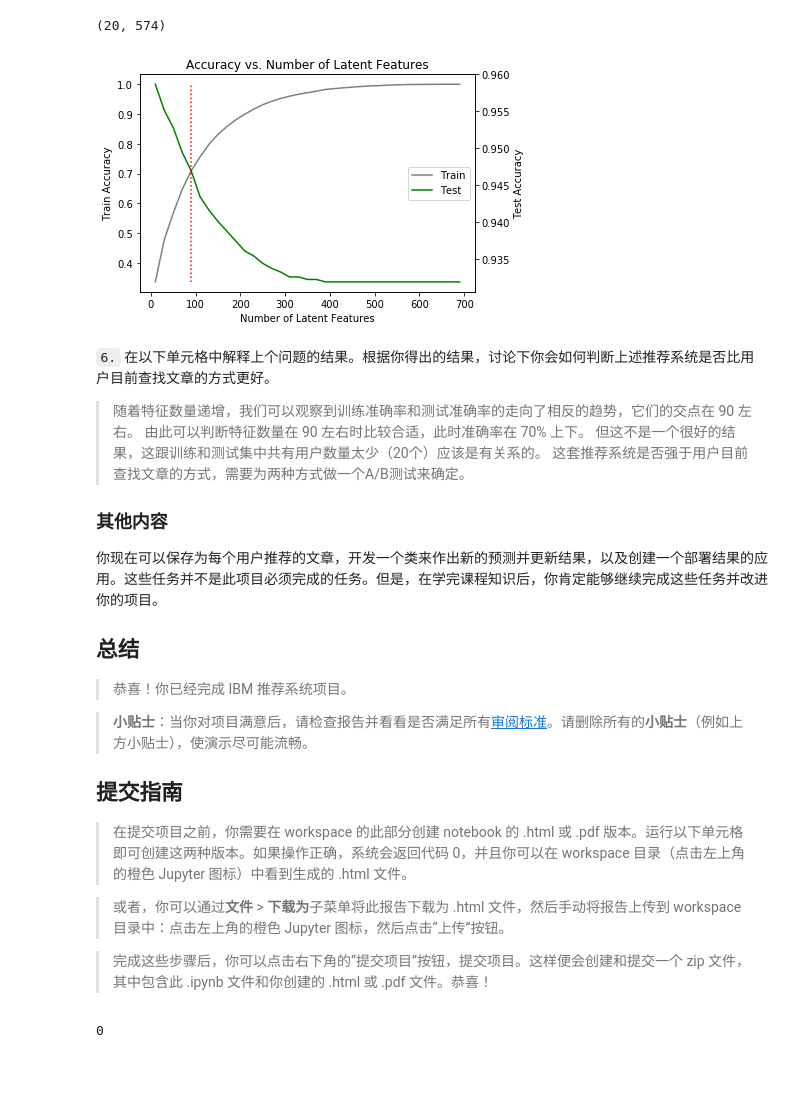
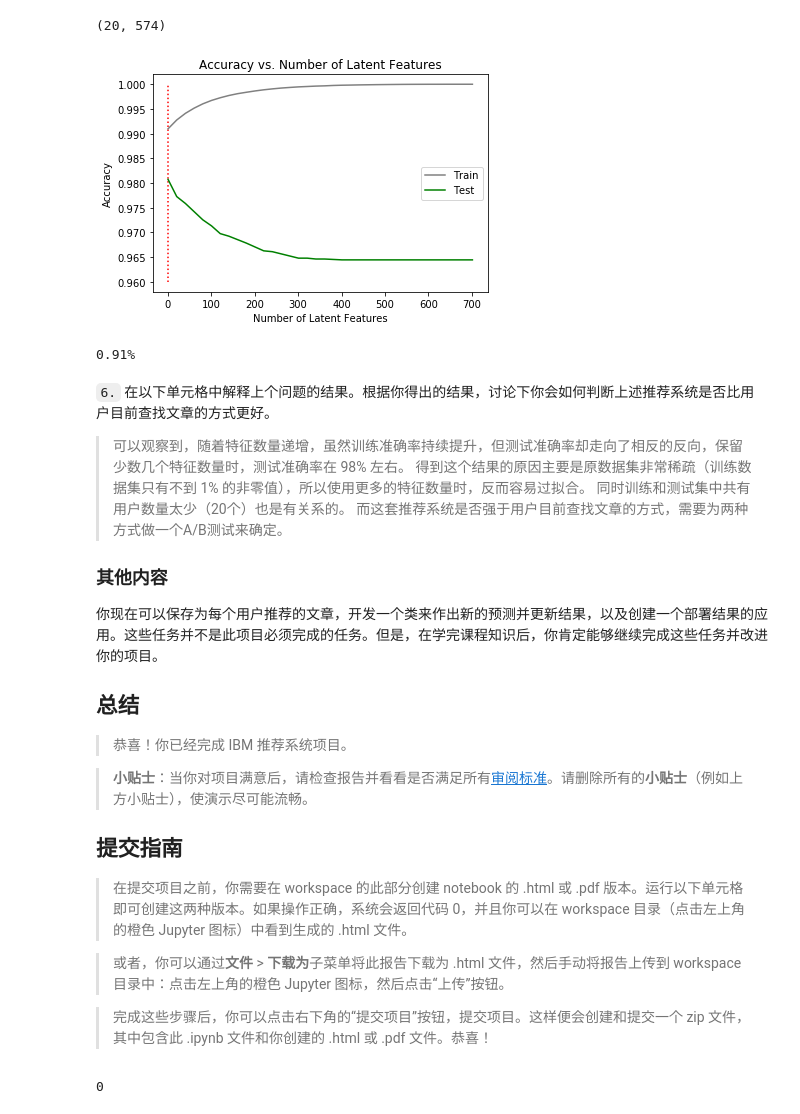
Before and after one commit to liyapink/P7_Recommendations_with_IBM, a Jupyter notebook: Recommendations_with_IBM-zh.ipynb, the cells around one changed output. Drawn from its saved outputs; the diff is of its cells as text; code cells hidden in the pictures; blank space fills up the shorter version.

```diff
--- a/Recommendations_with_IBM-zh.ipynb
+++ b/Recommendations_with_IBM-zh.ipynb
@@ -786,7 +783,7 @@ user_item_test_pred.shape
 # %% [output]
 (20, 574)
 # %%
-num_latent_feats = np.arange(10, 700 + 10, 20)
+num_latent_feats = np.arange(1, 700 + 10, 20)
 sum_errs_train = []
 sum_errs_test = []
 
@@ -811,34 +808,31 @@ for k in num_latent_feats:
     sum_errs_test.append(err_test)
 # %%
 # Put train accuracy and test accuracy tendency into same plots
-fig, ax1 = plt.subplots()
-ax2 = ax1.twinx()
-ax3 = ax1.twinx()
+plt.plot(num_latent_feats, 1 - np.array(sum_errs_train)/user_item_train.size, color = 'gray', label = 'Train')
+plt.plot(num_latent_feats, 1 - np.array(sum_errs_test)/user_item_test_pred.size, color = 'green', label = 'Test')
 
-p1, = ax1.plot(num_latent_feats, 1 - np.array(sum_errs_train)/df_train.shape[0], color = 'gray', label = 'Train')
-p2, = ax2.plot(num_latent_feats, 1 - np.array(sum_errs_test)/df_test.shape[0], color = 'green', label = 'Test')
+plt.xlabel('Number of Latent Features')
+plt.ylabel('Accuracy')
+plt.title('Accuracy vs. Number of Latent Features');
 
-ax1.set_xlabel('Number of Latent Features')
-ax1.set_ylabel('Train Accuracy')
-ax2.set_ylabel('Test Accuracy')
-ax1.set_title('Accuracy vs. Number of Latent Features');
+plt.legend(loc = 'center right')
 
-handles1, labels1 = ax1.get_legend_handles_labels()
-handles2, labels2 = ax2.get_legend_handles_labels()
-ax1.legend(handles1 + handles2, labels1+labels2, loc = 'center right')
-
-ax3.vlines(90, 0, 1, colors='red', linestyles='dotted')
-ax3.axis('off')
+plt.vlines(1, .96, 1, colors = 'red', linestyles='dotted')
 
 plt.show()
 # %% [output]
-[figure, old version]
+[figure, new version]
+# %%
+print(f'{round(user_item_train.sum().sum()/user_item_train.size * 100,2)}%')
+# %% [output]
+0.91%
 # %% [markdown]
 `6.` 在以下单元格中解释上个问题的结果。根据你得出的结果，讨论下你会如何判断上述推荐系统是否比用户目前查找文章的方式更好。
 
-> 随着特征数量递增，我们可以观察到训练准确率和测试准确率的走向了相反的趋势，它们的交点在 90 左右。 由此可以判断特征数量在 90 左右时比较合适，此时准确率在 70% 上下。
-> 但这不是一个很好的结果，这跟训练和测试集中共有用户数量太少（20个）应该是有关系的。
-> 这套推荐系统是否强于用户目前查找文章的方式，需要为两种方式做一个A/B测试来确定。
+> 可以观察到，随着特征数量递增，虽然训练准确率持续提升，但测试准确率却走向了相反的反向，保留少数几个特征数量时，测试准确率在 98% 左右。
+> 得到这个结果的原因主要是原数据集非常稀疏（训练数据集只有不到 1% 的非零值），所以使用更多的特征数量时，反而容易过拟合。
+> 同时训练和测试集中共有用户数量太少（20个）也是有关系的。
+> 而这套推荐系统是否强于用户目前查找文章的方式，需要为两种方式做一个A/B测试来确定。
 
 <a id='conclusions'></a>
 ### 其他内容
```
Also changed, not shown: parts of 11 cells of this notebook, 1 other file.
